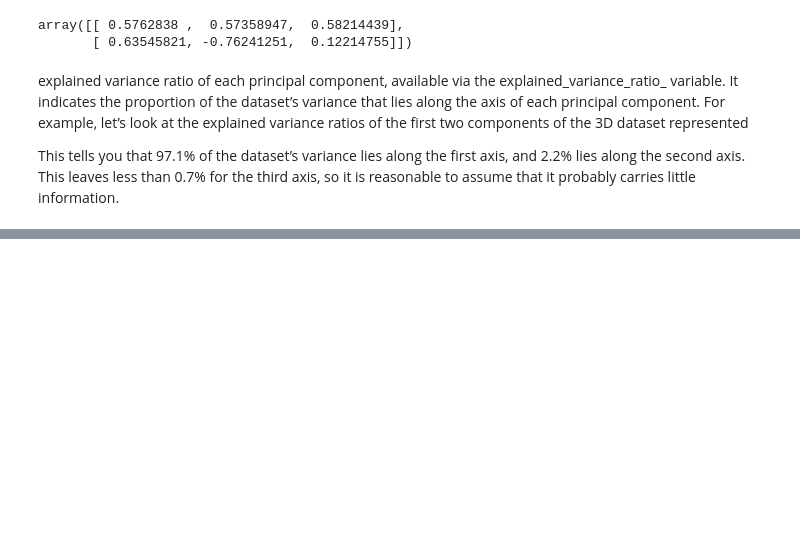
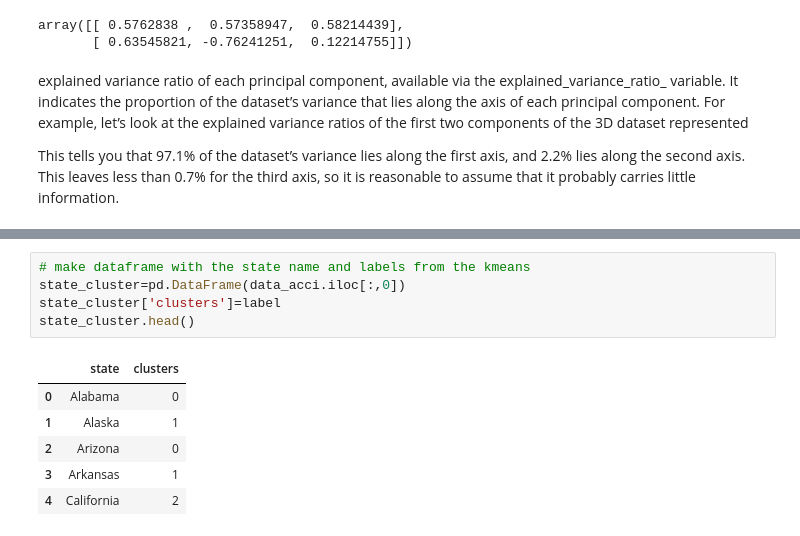
Before and after one commit to pavi-ninjaac/Data_Science_internship_program_Technocolaps_July2020, a Jupyter notebook: Final_project/final_project_technocolaps_ds.ipynb, the cells around one changed output, grey strips where cells are left out. Cells and saved outputs as stored; diff of their text form; blank space fills up the shorter version.

```diff
--- a/Final_project/final_project_technocolaps_ds.ipynb
+++ b/Final_project/final_project_technocolaps_ds.ipynb
@@ -158,0 +264,12 @@ array([0.97140562, 0.02272521])
+# %%
+# make dataframe with the state name and labels from the kmeans
+state_cluster=pd.DataFrame(data_acci.iloc[:,0])
+state_cluster['clusters']=label
+state_cluster.head()
+# %% [output]
+|  | state | clusters |
+| 0 | Alabama | 0 |
+| 1 | Alaska | 1 |
+| 2 | Arizona | 0 |
+| 3 | Arkansas | 1 |
+| 4 | California | 2 |
```
Also changed, not shown: parts of 11 cells of this notebook.
